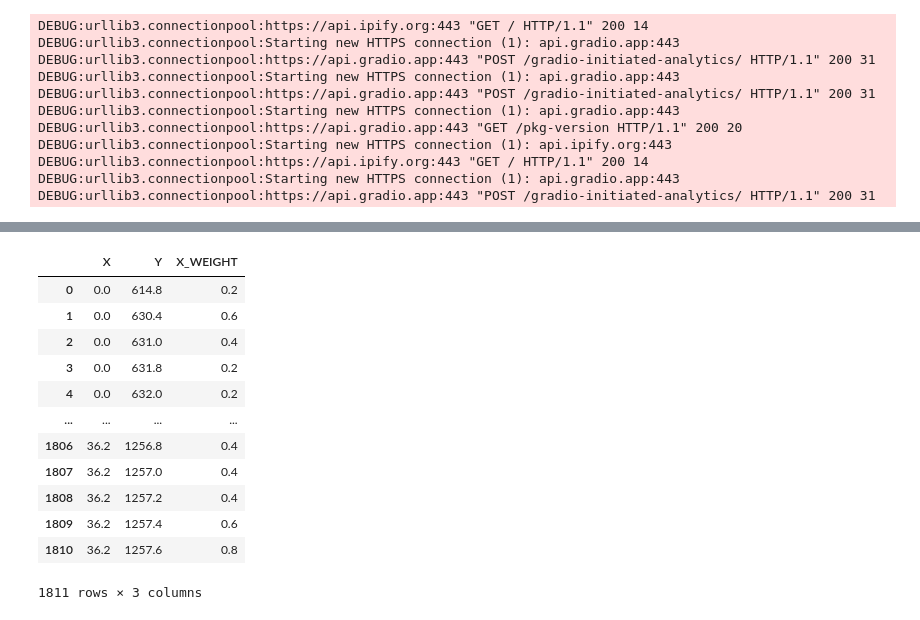
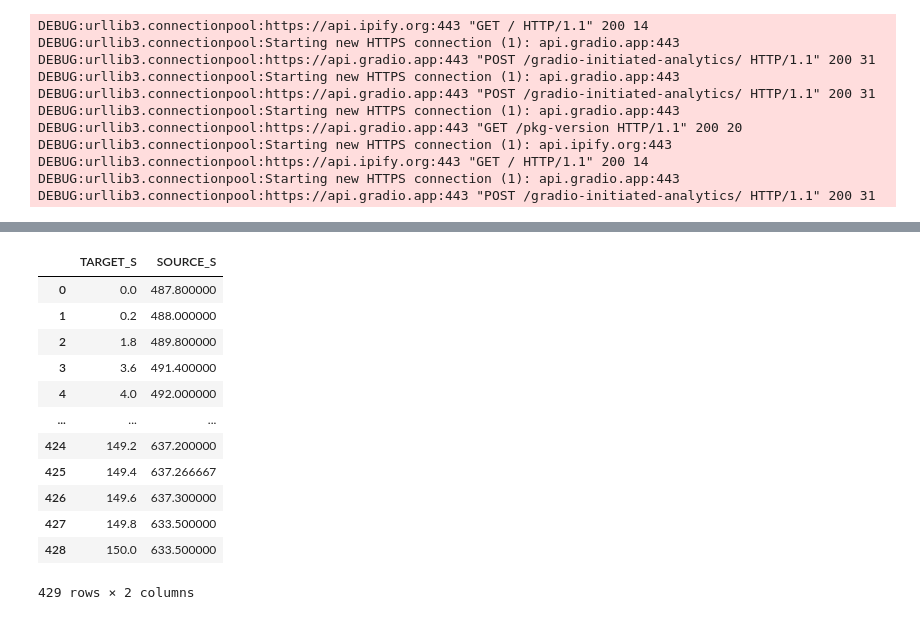
Before and after one commit to rtlnl/videomatch, a Jupyter notebook: Matching Exploration.ipynb, the cells around one changed output, grey strips where cells are left out. Cells and saved outputs as stored; diff of their text form; code cells hidden in the pictures.

```diff
--- a/Matching Exploration.ipynb
+++ b/Matching Exploration.ipynb
@@ -46,2 +63,0 @@ INFO:root:Index /var/folders/hy/qkxzx5jj0hvcj_l_lpvn81sc0000gp/T/95fc56d68e602bc
-# %%
-x = compare_videos(url, target[0], MIN_DISTANCE=10)
@@ -56,8 +66,16 @@ INFO:root:Index /var/folders/hy/qkxzx5jj0hvcj_l_lpvn81sc0000gp/T/95fc56d68e602bc
 # %%
-MIN_DISTANCE = 10
+MIN_DISTANCE = 4 # Distance always increases by 2: 0, 2, 4 ..
 
 # Url (short video)
-video_index = index_hashes_for_video(url)
+url = move_video_to_tempdir("videos", "Ploumen_CO_5.0s_to_10.0_at_15.0.mp4")
+# url = video_urls[1] # (0: Ploumen) (1: Bram) (2: Baudet) Short video which is a (maybe mixed up) subset of the soure video
+
+if url.endswith('dl=1'):
+    IS_FILE = False
+elif url.endswith('.mp4'):
+    IS_FILE = True
+
+video_index = index_hashes_for_video(url, is_file = IS_FILE)
 video_index.make_direct_map() # Make sure the index is indexable
 hash_vectors = np.array([video_index.reconstruct(i) for i in range(video_index.ntotal)]) # Retrieve original indices
 
@@ -113,23 +153,38 @@ _ = plot_comparison(lims, D, I, hash_vectors, MIN_DISTANCE = MIN_DISTANCE)
 # %%
-x = [(lims[i+1]-lims[i]) * [i] for i in range(hash_vectors.shape[0])]
-x = [i/FPS for j in x for i in j]
-y = [i/FPS for i in I]
 
+target = [(lims[i+1]-lims[i]) * [i] for i in range(hash_vectors.shape[0])]
+target_s = [i/FPS for j in target for i in j]
+source_s = [i/FPS for i in I]
 
-df = pd.DataFrame(zip(x, y), columns = ['X', 'Y'])
-df['X_WEIGHT'] = 1 - D/MIN_DISTANCE # Higher value means a better match
+# Make df
+df = pd.DataFrame(zip(target_s, source_s), columns = ['TARGET_S', 'SOURCE_S'])
+df['TARGET_WEIGHT'] = 1 - D/MIN_DISTANCE # Higher value means a better match
+
+# Multiply the weight (which indicates a better match) with the value for Y
+# and aggregate to get a less noisy estimate of Y
+df['SOURCE_WEIGHTED_VALUE'] = df['SOURCE_S'] * df['TARGET_WEIGHT']
+
+# Group by X so for every second/x there will be 1 value of Y in the end
+grouped_X = df.groupby('TARGET_S').agg({'SOURCE_WEIGHTED_VALUE' : 'sum', 'TARGET_WEIGHT' : 'sum'})
+grouped_X['FINAL_SOURCE_VALUE'] = grouped_X['SOURCE_WEIGHTED_VALUE'] / grouped_X['TARGET_WEIGHT']
+
+# Remake the dataframe
+df_cleaned = grouped_X.reset_index()
+df_cleaned = df_cleaned.drop(columns=['SOURCE_WEIGHTED_VALUE', 'TARGET_WEIGHT'])
+df_cleaned = df_cleaned.rename({'FINAL_SOURCE_VALUE' : 'SOURCE_S'}, axis='columns')
+df = df_cleaned
 df
 # %% [output]
-|  | X | Y | X_WEIGHT |
-| 0 | 0.0 | 614.8 | 0.2 |
-| 1 | 0.0 | 630.4 | 0.6 |
-| 2 | 0.0 | 631.0 | 0.4 |
-| 3 | 0.0 | 631.8 | 0.2 |
-| 4 | 0.0 | 632.0 | 0.2 |
-| ... | ... | ... | ... |
-| 1806 | 36.2 | 1256.8 | 0.4 |
-| 1807 | 36.2 | 1257.0 | 0.4 |
-| 1808 | 36.2 | 1257.2 | 0.4 |
-| 1809 | 36.2 | 1257.4 | 0.6 |
-| 1810 | 36.2 | 1257.6 | 0.8 |
+|  | TARGET_S | SOURCE_S |
+| 0 | 0.0 | 487.800000 |
+| 1 | 0.2 | 488.000000 |
+| 2 | 1.8 | 489.800000 |
+| 3 | 3.6 | 491.400000 |
+| 4 | 4.0 | 492.000000 |
+| ... | ... | ... |
+| 424 | 149.2 | 637.200000 |
+| 425 | 149.4 | 637.266667 |
+| 426 | 149.6 | 637.300000 |
+| 427 | 149.8 | 633.500000 |
+| 428 | 150.0 | 633.500000 |
-1811 rows × 3 columns
+429 rows × 2 columns
```
Also changed, not shown: parts of 26 cells of this notebook, 2 other files.
